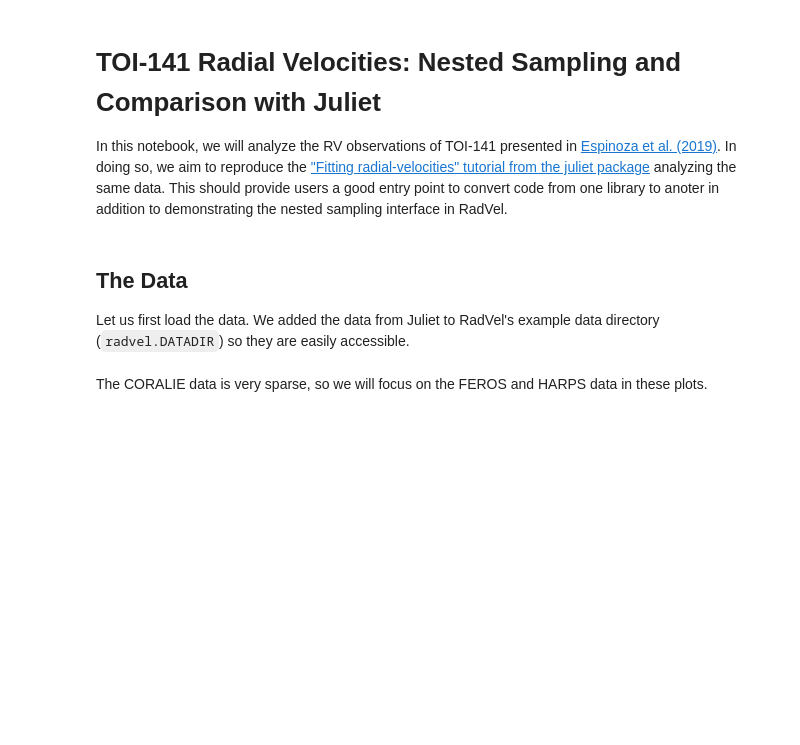
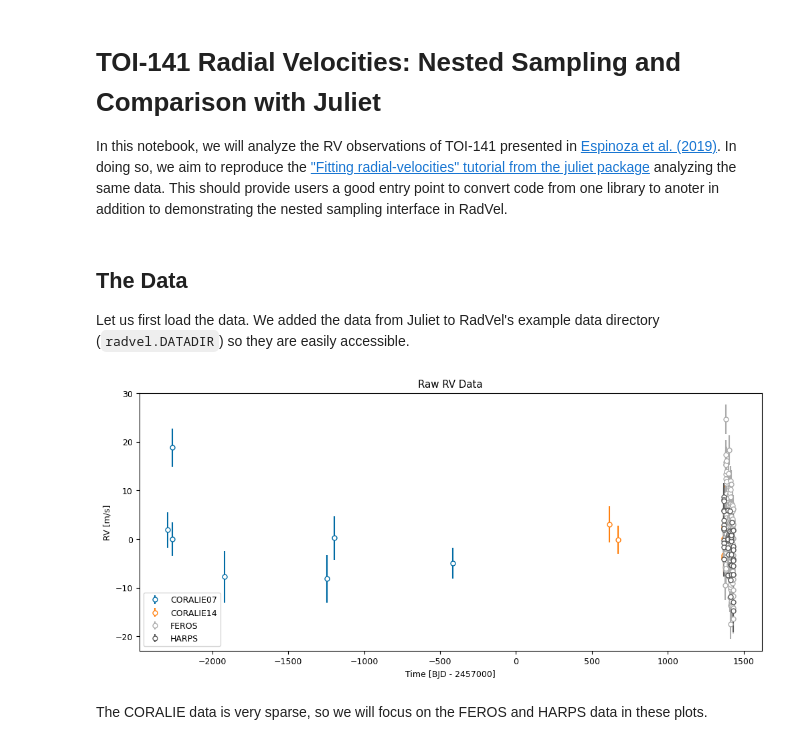
Before and after one commit to vandalt/radvel, a Jupyter notebook: docs/tutorials/toi141_fitting_nested_sampling.ipynb, the cells around one changed output. Drawn from its saved outputs; the diff is of its cells as text; code cells hidden in the pictures; blank space fills up the shorter version.

```diff
--- a/docs/tutorials/toi141_fitting_nested_sampling.ipynb
+++ b/docs/tutorials/toi141_fitting_nested_sampling.ipynb
@@ -32,23 +32,25 @@ T_OFF = 2457000.0
 # %%
 def plot_data(t, vel, errvel, post=None, instruments=None):
     fig = plt.figure(figsize=(12, 5))
     instruments =  instruments or ["FEROS", "HARPS"]
     for inst in instruments:
         inds = inst_groups[inst]
         if post is not None:
             vel = vel - post.params[f"gamma_{inst}"].value
             errvel_inflated = np.sqrt(errvel**2 + post.params[f"jit_{inst}"].value**2)
         plt.errorbar(t[inds] - T_OFF, vel[inds], yerr=errvel[inds], fmt="o", label=inst, mfc="w")
         if post is not None:
             plt.errorbar(t[inds] - T_OFF, vel[inds], yerr=errvel_inflated[inds], fmt="None", ecolor="r", capsize=0, zorder=-10)
     plt.ylabel("RV [m/s]")
-    plt.xlabel(f"Time [BJD - {T_OFF}")
+    plt.xlabel(f"Time [BJD - {T_OFF:.0f}]")
     plt.legend()
     return fig
 
 plot_data(t, vel, errvel, instruments=inst_names)
 plt.title("Raw RV Data")
 plt.show()
+# %% [output]
+[figure, added]
 # %% [markdown]
 The CORALIE data is very sparse, so we will focus on the FEROS and HARPS data in these plots.
 # %%
```
Also changed, not shown: parts of 16 cells of this notebook.
